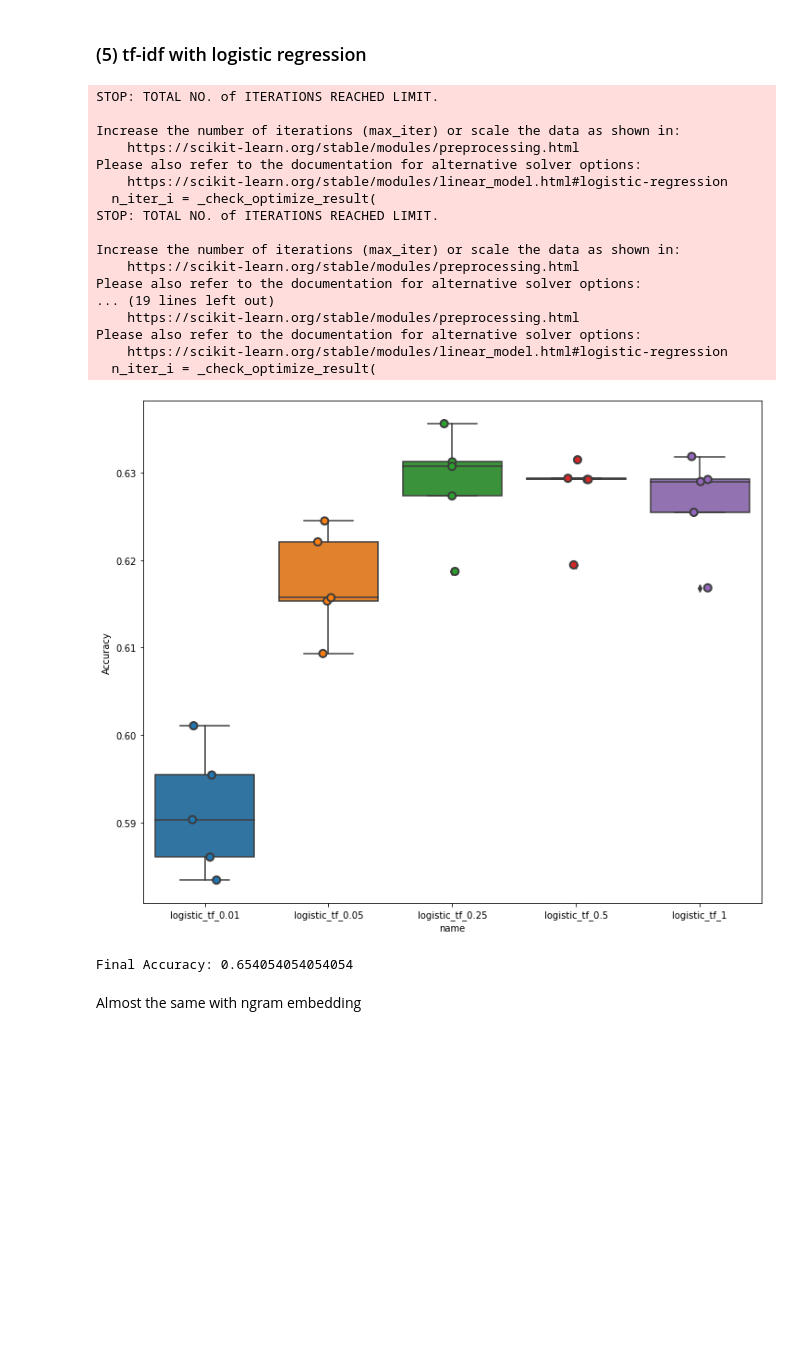
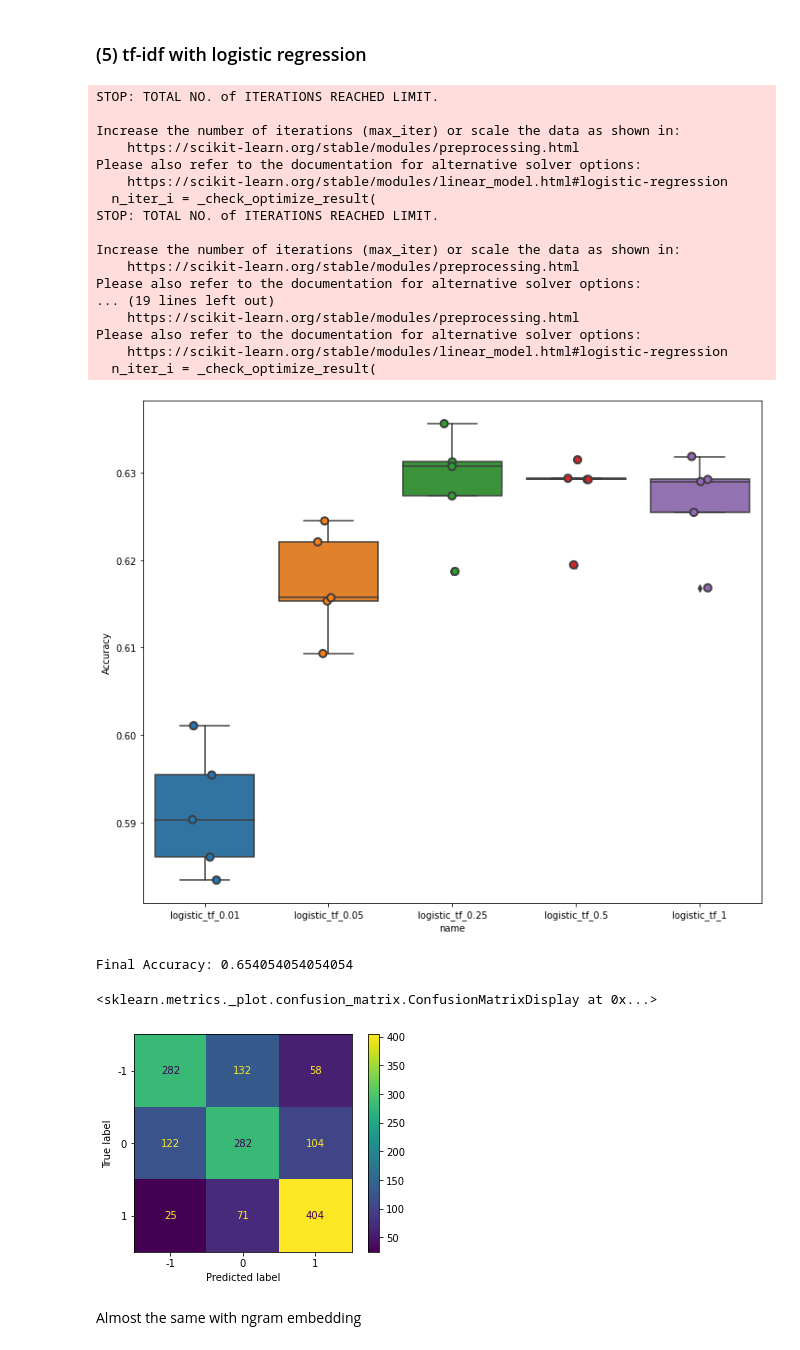
Before and after one commit to SupercarryNg/CouseraReview, a Jupyter notebook: sentiment_analysis.ipynb, the cells around one changed output. Drawn from its saved outputs; the diff is of its cells as text; code cells hidden in the pictures; blank space fills up the shorter version.

```diff
--- a/sentiment_analysis.ipynb
+++ b/sentiment_analysis.ipynb
@@ -239,33 +253,36 @@ cv_df = pd.DataFrame(scores, columns=['name', "fold_idx", "Accuracy"])
 
 fig, ax = plt.subplots(figsize=(12,10))
 sns.boxplot(x='name', y='Accuracy', data=cv_df)
 sns.stripplot(x='name', y='Accuracy', data=cv_df, size=8, jitter=True, edgecolor='gray', linewidth=2)
 plt.show()
 
 final_lr_tf = LogisticRegression(C=0.25)
 final_lr_tf.fit(X_train_tf.toarray(), y_train)
 print ("Final Accuracy: %s"
        % accuracy_score(y_test, final_lr_tf.predict(X_test_tf.toarray())))
+ConfusionMatrixDisplay.from_predictions(y_test, final_lr_tf.predict(X_test_tf.toarray()))
 # %% [output]
 STOP: TOTAL NO. of ITERATIONS REACHED LIMIT.
 
 Increase the number of iterations (max_iter) or scale the data as shown in:
     https://scikit-learn.org/stable/modules/preprocessing.html
 Please also refer to the documentation for alternative solver options:
     https://scikit-learn.org/stable/modules/linear_model.html#logistic-regression
   n_iter_i = _check_optimize_result(
 STOP: TOTAL NO. of ITERATIONS REACHED LIMIT.
 
 Increase the number of iterations (max_iter) or scale the data as shown in:
     https://scikit-learn.org/stable/modules/preprocessing.html
 Please also refer to the documentation for alternative solver options:
 ... (19 lines left out)
     https://scikit-learn.org/stable/modules/preprocessing.html
 Please also refer to the documentation for alternative solver options:
     https://scikit-learn.org/stable/modules/linear_model.html#logistic-regression
   n_iter_i = _check_optimize_result(
 [figure]
 Final Accuracy: 0.654054054054054
+<sklearn.metrics._plot.confusion_matrix.ConfusionMatrixDisplay at 0x...>
+[figure, added]
 # %% [markdown]
 Almost the same with ngram embedding
 # %% [markdown]
```
Also changed, not shown: parts of 14 cells of this notebook.
